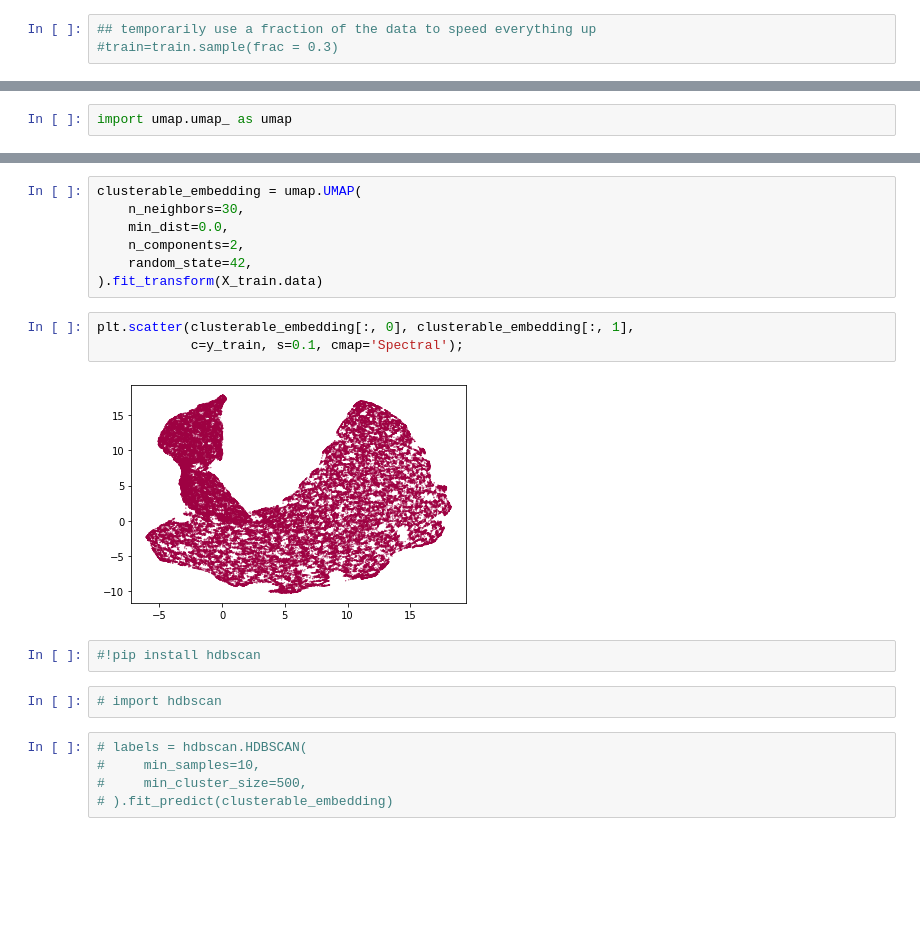
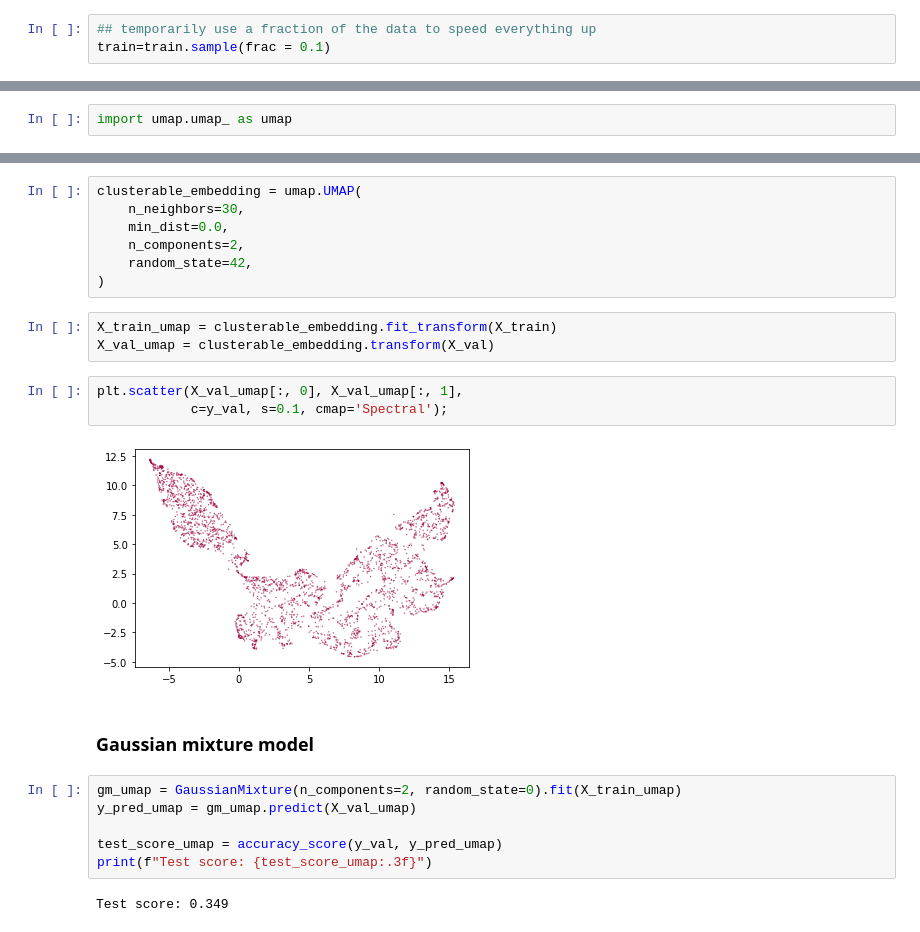
Before and after one commit to nohg/AML-small-project, a Jupyter notebook: Clustering.ipynb, the cells around one changed output, grey strips where cells are left out. Cells and saved outputs as stored; diff of their text form; blank space fills up the shorter version.

Commit message:
add gaussian mixtures

```diff
--- a/Clustering.ipynb
+++ b/Clustering.ipynb
@@ -27,7 +32,7 @@ train = load_data('train')
 test  = load_data('test')
 # %%
 ## temporarily use a fraction of the data to speed everything up
-#train=train.sample(frac = 0.3)
+train=train.sample(frac = 0.1)
 # %% [markdown]
 Then we can verify the shape
 # %%
@@ -181,18 +184,22 @@ clusterable_embedding = umap.UMAP(
     min_dist=0.0,
     n_components=2,
     random_state=42,
-).fit_transform(X_train.data)
+)
+# %%
+X_train_umap = clusterable_embedding.fit_transform(X_train)
+X_val_umap = clusterable_embedding.transform(X_val)
 # %%
-plt.scatter(clusterable_embedding[:, 0], clusterable_embedding[:, 1],
-            c=y_train, s=0.1, cmap='Spectral');
+plt.scatter(X_val_umap[:, 0], X_val_umap[:, 1],
+            c=y_val, s=0.1, cmap='Spectral');
 # %% [output]
-[figure, old version]
+[figure, new version]
-# %%
-#!pip install hdbscan
-# %%
-# import hdbscan
-# %%
-# labels = hdbscan.HDBSCAN(
-#     min_samples=10,
-#     min_cluster_size=500,
-# ).fit_predict(clusterable_embedding)
+# %% [markdown]
+### Gaussian mixture model
+# %%
+gm_umap = GaussianMixture(n_components=2, random_state=0).fit(X_train_umap)
+y_pred_umap = gm_umap.predict(X_val_umap)
+
+test_score_umap = accuracy_score(y_val, y_pred_umap)
+print(f"Test score: {test_score_umap:.3f}")
+# %% [output]
+Test score: 0.349
```
Also changed, not shown: parts of 7 cells of this notebook.
